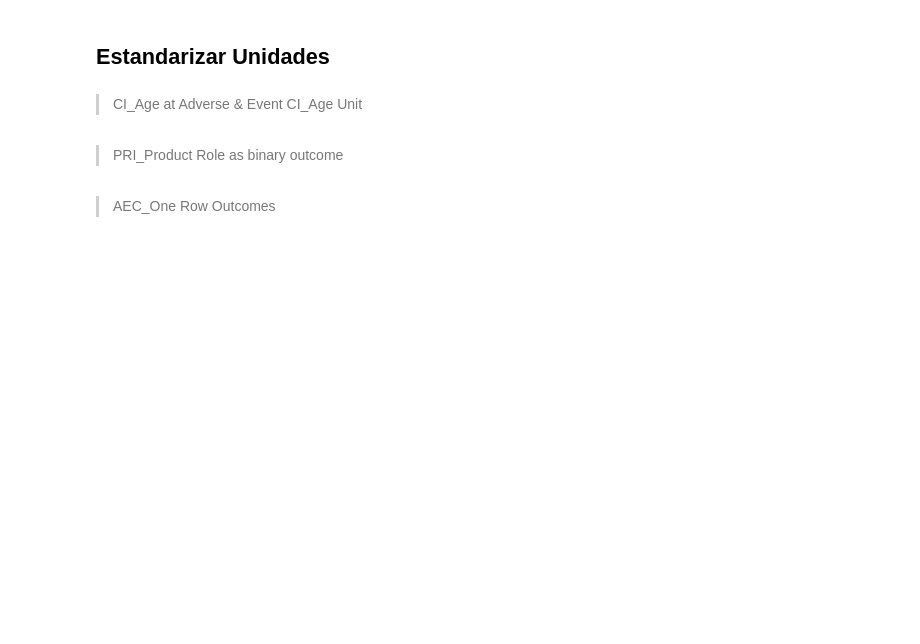
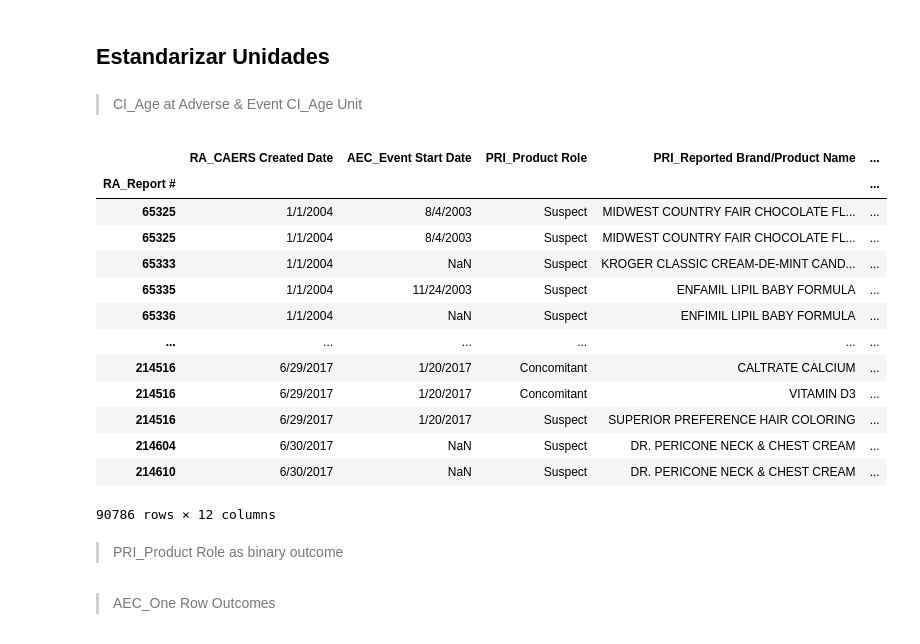
Before and after one commit to LorennMarque/ProyectoMillonario, a Jupyter notebook: data/test.ipynb, the cells around one changed output. Drawn from its saved outputs; the diff is of its cells as text; code cells hidden in the pictures; blank space fills up the shorter version.

Commit message:
units to days

```diff
--- a/data/test.ipynb
+++ b/data/test.ipynb
@@ -100,6 +100,31 @@ Name: count, Length: 298, dtype: int64
 ## Estandarizar Unidades
 # %% [markdown]
 > CI_Age at Adverse & Event CI_Age Unit
+# %%
+data['age_in_days'] = np.where(data['CI_Age Unit'] == 'Year(s)', data['CI_Age at Adverse Event']*365,
+                    np.where(data['CI_Age Unit'] == 'Month(s)', data['CI_Age at Adverse Event']*30.44,
+                    np.where(data['CI_Age Unit'] == 'Week(s)', data['CI_Age at Adverse Event']*7,
+                    np.where(data['CI_Age Unit'] == 'Day(s)', data['CI_Age at Adverse Event'],
+                    np.where(data['CI_Age Unit'] == 'Decade(s)', data['CI_Age at Adverse Event']*3650,
+                    np.where(data['CI_Age Unit'] == 'Not Available', np.nan,
+                    data['CI_Age at Adverse Event']))))))
+# %%
+data
+# %% [output]
+|  | RA_CAERS Created Date | AEC_Event Start Date | PRI_Product Role | PRI_Reported Brand/Product Name | ... |
+| RA_Report # |  |  |  |  | ... |
+| 65325 | 1/1/2004 | 8/4/2003 | Suspect | MIDWEST COUNTRY FAIR CHOCOLATE FL... | ... |
+| 65325 | 1/1/2004 | 8/4/2003 | Suspect | MIDWEST COUNTRY FAIR CHOCOLATE FL... | ... |
+| 65333 | 1/1/2004 | NaN | Suspect | KROGER CLASSIC CREAM-DE-MINT CAND... | ... |
+| 65335 | 1/1/2004 | 11/24/2003 | Suspect | ENFAMIL LIPIL BABY FORMULA | ... |
+| 65336 | 1/1/2004 | NaN | Suspect | ENFIMIL LIPIL BABY FORMULA | ... |
+| ... | ... | ... | ... | ... | ... |
+| 214516 | 6/29/2017 | 1/20/2017 | Concomitant | CALTRATE CALCIUM | ... |
+| 214516 | 6/29/2017 | 1/20/2017 | Concomitant | VITAMIN D3 | ... |
+| 214516 | 6/29/2017 | 1/20/2017 | Suspect | SUPERIOR PREFERENCE HAIR COLORING | ... |
+| 214604 | 6/30/2017 | NaN | Suspect | DR. PERICONE NECK & CHEST CREAM | ... |
+| 214610 | 6/30/2017 | NaN | Suspect | DR. PERICONE NECK & CHEST CREAM | ... |
+90786 rows × 12 columns
 # %% [markdown]
 >PRI_Product Role as binary outcome
 # %% [markdown]
```
Also changed, not shown: parts of 1 cell of this notebook.
